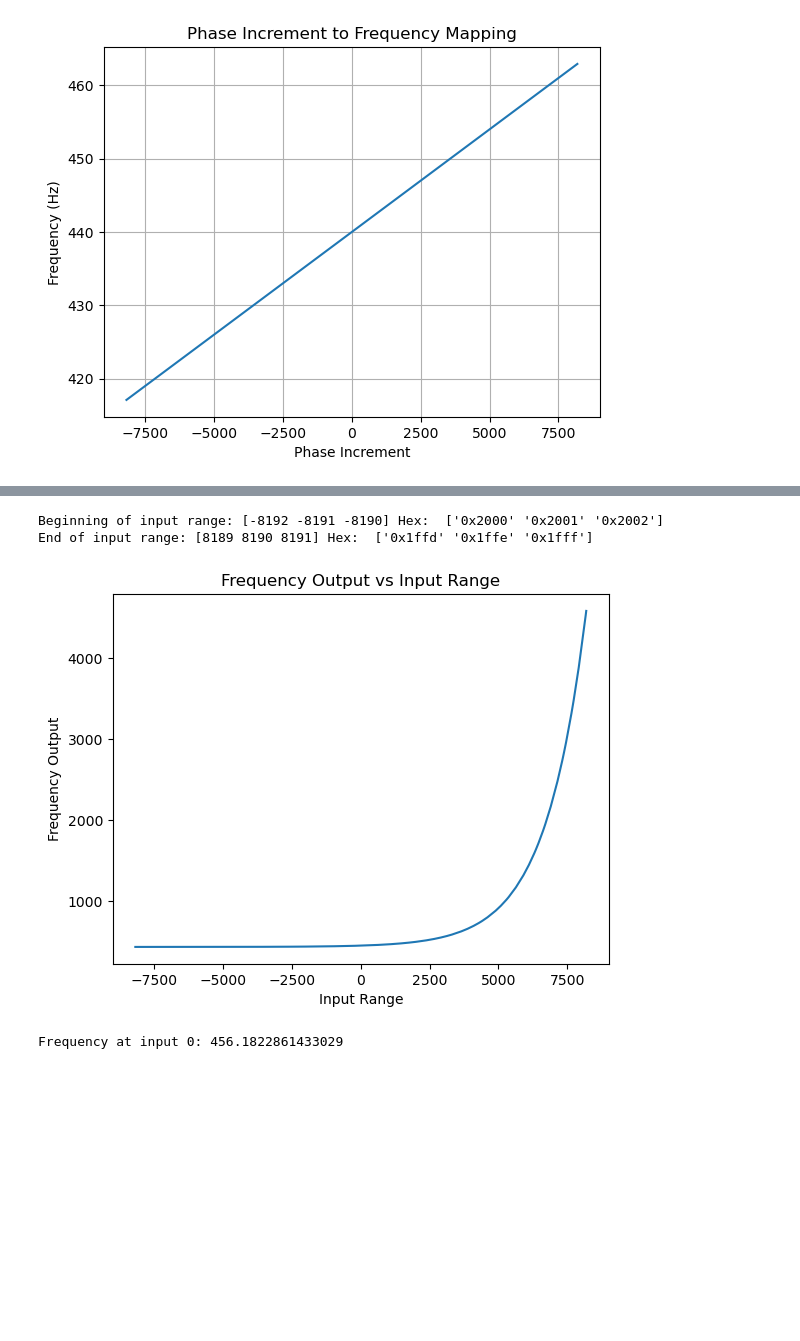
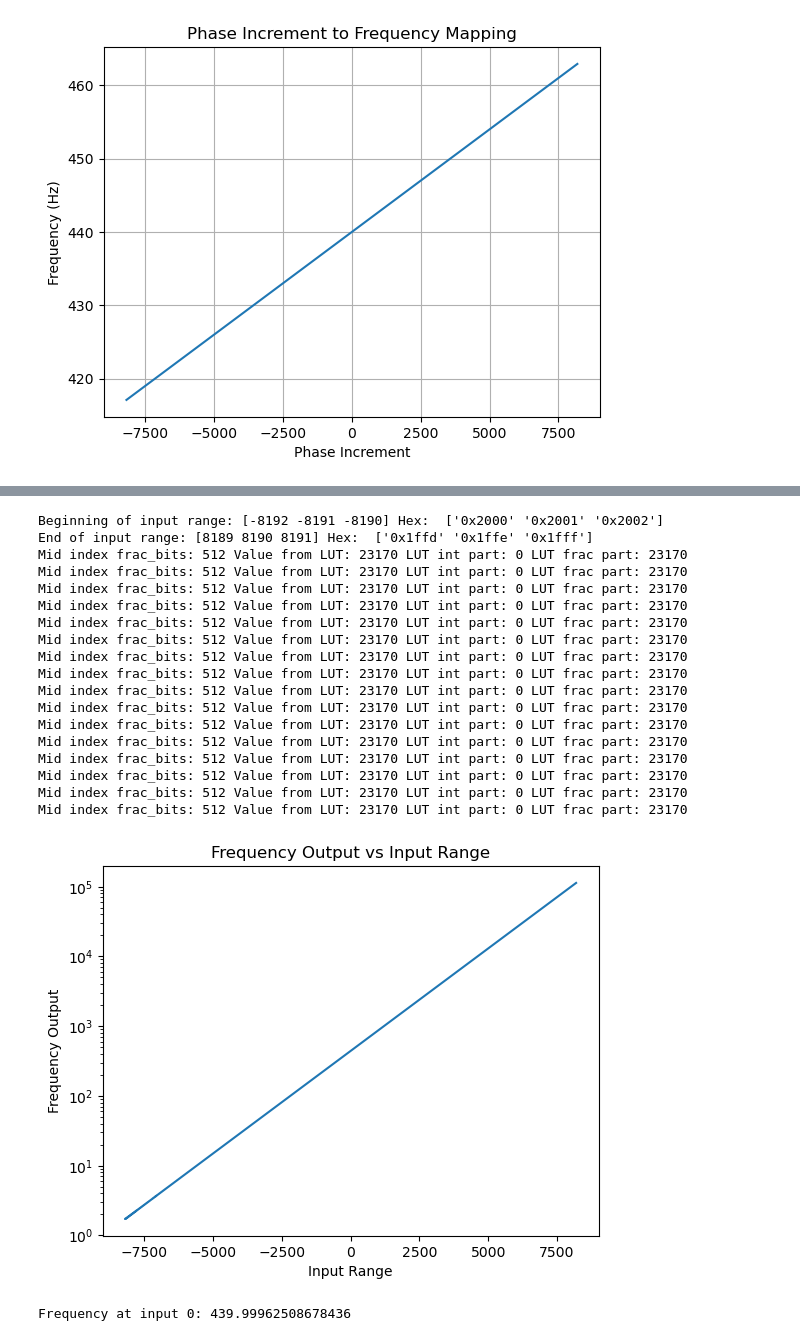
Before and after one commit to aotles/fpga_modular_synth, a Jupyter notebook: src/synthesizer/sw/note_mapping.ipynb, the cells around one changed output, grey strips where cells are left out. Drawn from its saved outputs; the diff is of its cells as text; code cells hidden in the pictures; blank space fills up the shorter version.

```diff
--- a/src/synthesizer/sw/note_mapping.ipynb
+++ b/src/synthesizer/sw/note_mapping.ipynb
@@ -89,6 +96,7 @@ for i in range(len(input_range)):
     input_hex[i] = hex_twos_complement(input_range[i], BIT_WIDTH)
 print("Beginning of input range:", input_range[:3], "Hex: ", input_hex[:3])
 print("End of input range:", input_range[-3:], "Hex: ", input_hex[-3:])
+mid_index_lut = 2**(FRAC_BITS-1)
 
 #iterate through all elements in input range and calculate the respective frequency out (in stages)
 freq_out = np.zeros(len(input_range))
@@ -96,37 +104,71 @@ for i in range(len(input_range)):
     #grab sign bit
     sign_bit = (input_range[i] >> (BIT_WIDTH-1)) & 1
     #grab int bits
     int_bits = (input_range[i] >> FRAC_BITS) & ((1 << INT_BITS) - 1)
     #grab frac bits
     frac_bits = input_range[i] & ((1 << FRAC_BITS) - 1)
 
     #print("Value:", input_range[i], "hex:", input_hex[i], "Sign bit:", sign_bit, "Int bits:", int_bits, "Frac bits:", frac_bits)
 
     # calculate the value akin to how we'll do it in HW
     # sign_bit = 1 if negative, 0 if positive
 
+    #index into the lut
+    value_from_lut = frac_lut_val[(frac_bits+mid_index_lut)%len(frac_lut_val)]
+    lut_val_frac = value_from_lut & ((1 << LUT_FRAC_BITS) - 1)
+    lut_val_int = value_from_lut >> LUT_FRAC_BITS
+    if (frac_bits == mid_index_lut):
+        print("Mid index frac_bits:", frac_bits, "Value from LUT:", value_from_lut, "LUT int part:", lut_val_int, "LUT frac part:", lut_val_frac)
+
+    # if lut indices is between -0.5 to 0 (<512 or mosb =1) add 1 to shift val
+
+
+
     if sign_bit:
+        if (frac_bits < mid_index_lut):
+            shift_val = 1
+        else:
+            shift_val = 0
         # int bits need to be treated as signed values
         # won't need to be as convoluted in hw since why tf am I simulating this in python
-        value = (frac_lut_val[frac_bits]) >> (2**INT_BITS-int_bits)
+        value = (value_from_lut) >> (2**INT_BITS-(int_bits)+ shift_val - 1)
     else:
-        #index into the lut
-        value = (frac_lut_val[frac_bits]) << int_bits
+        if (frac_bits < mid_index_lut):
+            shift_val = 0
+        else:
+            shift_val = 1
+        value = (value_from_lut) << (int_bits + shift_val)
 
-    freq_out[i] = phase_inc_to_freq(value + BASE_PHASE_INC)
+    freq_out[i] = phase_inc_to_freq((value * BASE_PHASE_INC) >> LUT_FRAC_BITS)
 
 #plot
 import matplotlib.pyplot as plt
-plt.plot(input_range, freq_out)
+plt.semilogy(input_range, freq_out)
 plt.xlabel("Input Range")
 plt.ylabel("Frequency Output")
 plt.title("Frequency Output vs Input Range")
 plt.show()
 
 # why is the frequency at 0 not just passthrough? It should be A440
 print("Frequency at input 0:", freq_out[len(input_range)//2])
 # %% [output]
 Beginning of input range: [-8192 -8191 -8190] Hex:  ['0x2000' '0x2001' '0x2002']
 End of input range: [8189 8190 8191] Hex:  ['0x1ffd' '0x1ffe' '0x1fff']
+Mid index frac_bits: 512 Value from LUT: 23170 LUT int part: 0 LUT frac part: 23170
+Mid index frac_bits: 512 Value from LUT: 23170 LUT int part: 0 LUT frac part: 23170
+Mid index frac_bits: 512 Value from LUT: 23170 LUT int part: 0 LUT frac part: 23170
+Mid index frac_bits: 512 Value from LUT: 23170 LUT int part: 0 LUT frac part: 23170
+Mid index frac_bits: 512 Value from LUT: 23170 LUT int part: 0 LUT frac part: 23170
+Mid index frac_bits: 512 Value from LUT: 23170 LUT int part: 0 LUT frac part: 23170
+Mid index frac_bits: 512 Value from LUT: 23170 LUT int part: 0 LUT frac part: 23170
+Mid index frac_bits: 512 Value from LUT: 23170 LUT int part: 0 LUT frac part: 23170
+Mid index frac_bits: 512 Value from LUT: 23170 LUT int part: 0 LUT frac part: 23170
+Mid index frac_bits: 512 Value from LUT: 23170 LUT int part: 0 LUT frac part: 23170
+Mid index frac_bits: 512 Value from LUT: 23170 LUT int part: 0 LUT frac part: 23170
+Mid index frac_bits: 512 Value from LUT: 23170 LUT int part: 0 LUT frac part: 23170
+Mid index frac_bits: 512 Value from LUT: 23170 LUT int part: 0 LUT frac part: 23170
+Mid index frac_bits: 512 Value from LUT: 23170 LUT int part: 0 LUT frac part: 23170
+Mid index frac_bits: 512 Value from LUT: 23170 LUT int part: 0 LUT frac part: 23170
+Mid index frac_bits: 512 Value from LUT: 23170 LUT int part: 0 LUT frac part: 23170
-[figure, old version]
+[figure, new version]
-Frequency at input 0: 456.1822861433029
+Frequency at input 0: 439.99962508678436
```
Also changed, not shown: parts of 4 cells of this notebook.
